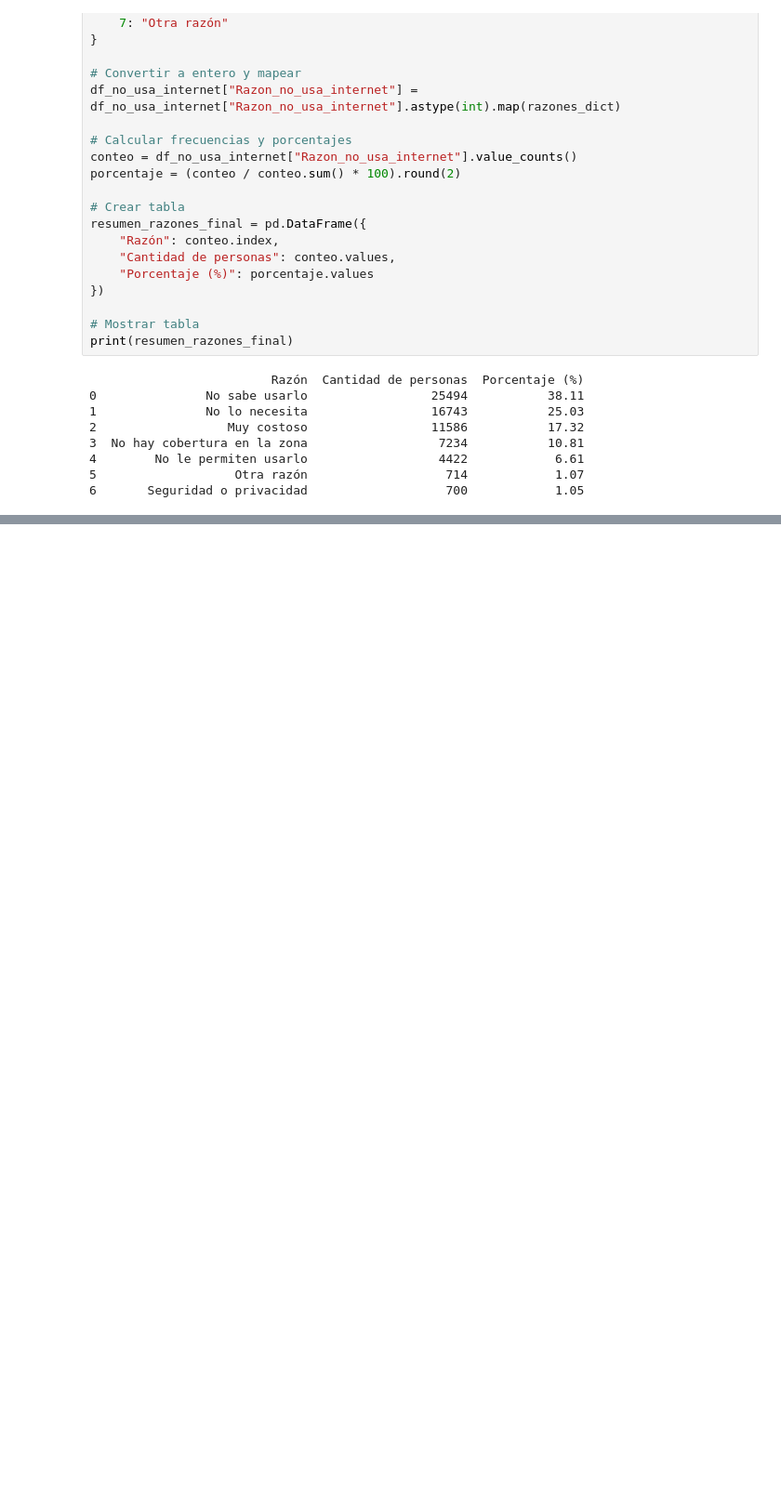
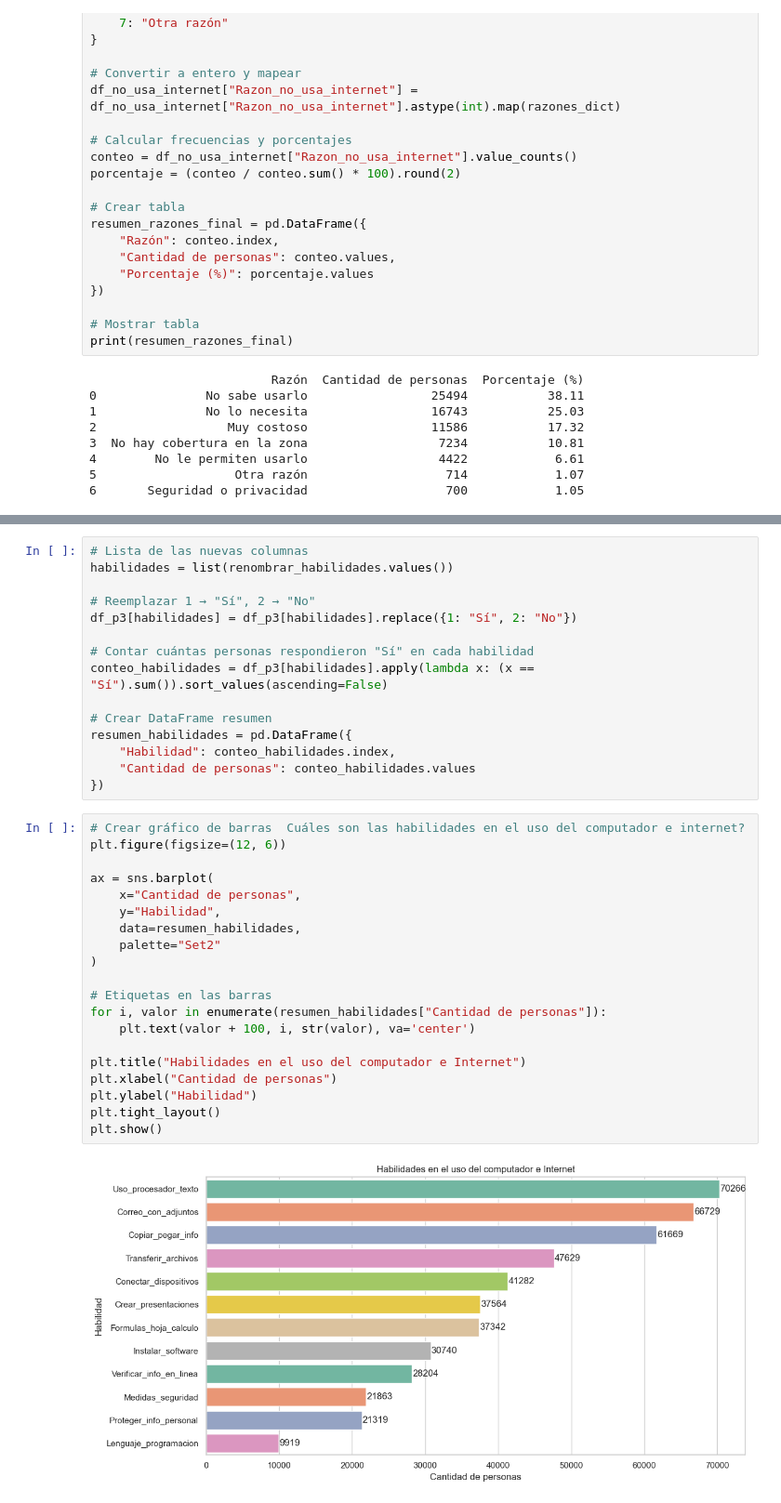
Before and after one commit to Alejagc0217/bc_brechadigitalcolombia, a Jupyter notebook: preguntas_proyecto.ipynb, the cells around one changed output, grey strips where cells are left out. Shown at 93% size. Cells and saved outputs as stored; diff of their text form; blank space fills up the shorter version.

```diff
--- a/preguntas_proyecto.ipynb
+++ b/preguntas_proyecto.ipynb
@@ -1670,0 +1691,37 @@ Passing `palette` without assigning `hue` is deprecated and will be removed in v
+# %%
+# Lista de las nuevas columnas
+habilidades = list(renombrar_habilidades.values())
+
+# Reemplazar 1 → "Sí", 2 → "No"
+df_p3[habilidades] = df_p3[habilidades].replace({1: "Sí", 2: "No"})
+
+# Contar cuántas personas respondieron "Sí" en cada habilidad
+conteo_habilidades = df_p3[habilidades].apply(lambda x: (x == "Sí").sum()).sort_values(ascending=False)
+
+# Crear DataFrame resumen
+resumen_habilidades = pd.DataFrame({
+    "Habilidad": conteo_habilidades.index,
+    "Cantidad de personas": conteo_habilidades.values
+})
+# %%
+# Crear gráfico de barras  Cuáles son las habilidades en el uso del computador e internet?
+plt.figure(figsize=(12, 6))
+
+ax = sns.barplot(
+    x="Cantidad de personas",
+    y="Habilidad",
+    data=resumen_habilidades,
+    palette="Set2"
+)
+
+# Etiquetas en las barras
+for i, valor in enumerate(resumen_habilidades["Cantidad de personas"]):
+    plt.text(valor + 100, i, str(valor), va='center')
+
+plt.title("Habilidades en el uso del computador e Internet")
+plt.xlabel("Cantidad de personas")
+plt.ylabel("Habilidad")
+plt.tight_layout()
+plt.show()
+# %% [output]
+[figure, added]
```
Also changed, not shown: parts of 13 cells of this notebook.
